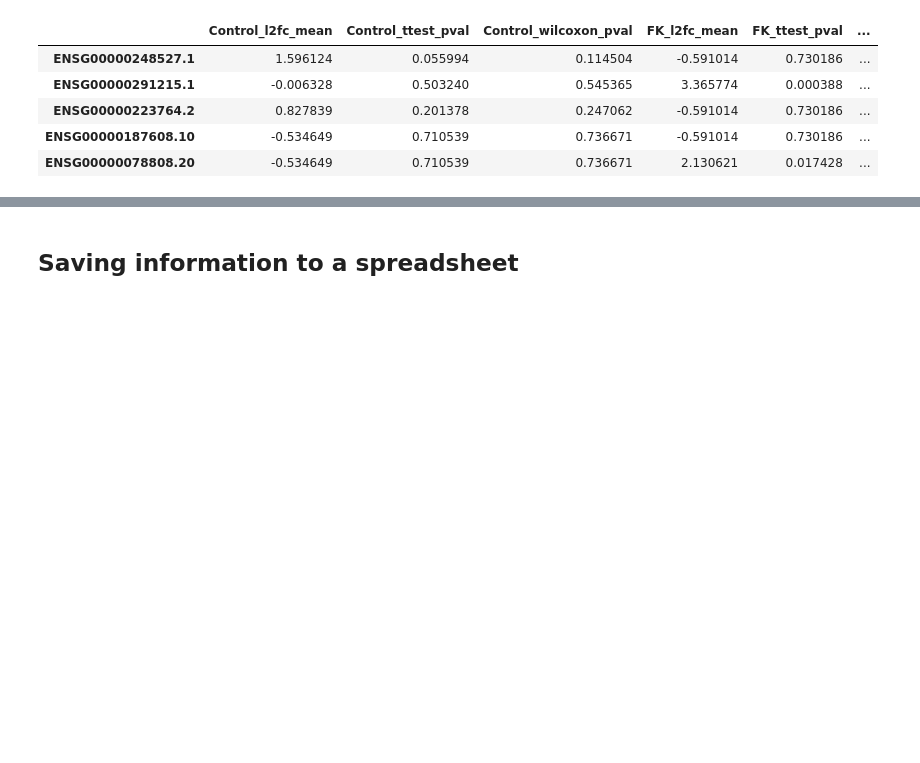
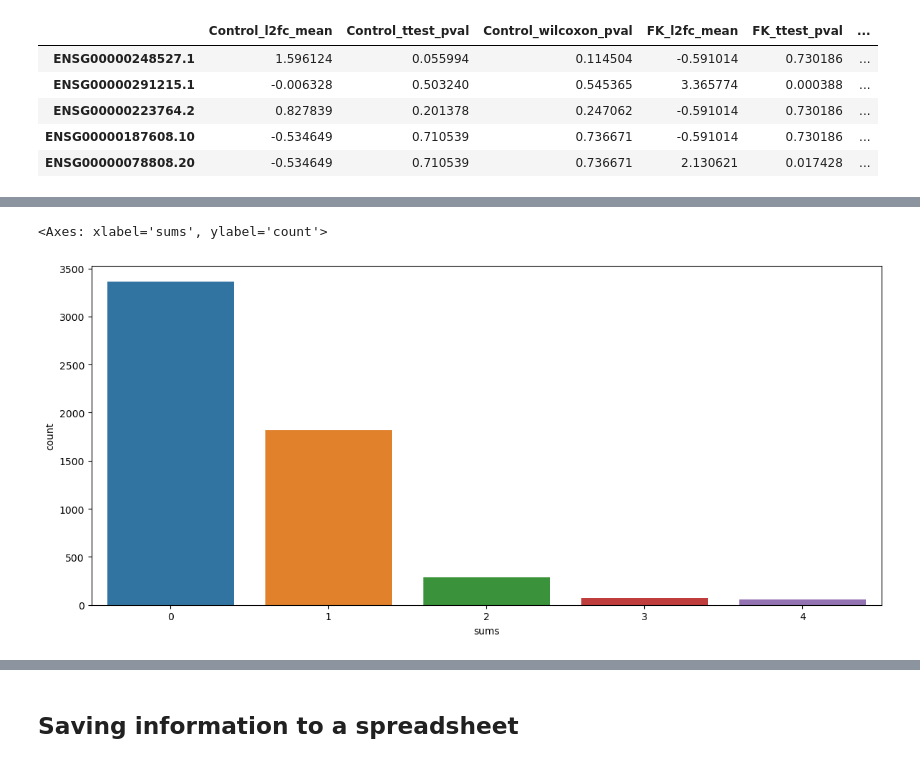
Before and after one commit to fesel2/MasterInternship_NAD_capping_HELIOSprotocol, a Jupyter notebook: 02_Analysis_EnrichmentfactorsL2FC.ipynb, the cells around one changed output, grey strips where cells are left out. Saved outputs shown, nothing was run; the diff lists cells and outputs as text; code cells hidden in the pictures; blank space fills up the shorter version.

```diff
--- a/02_Analysis_EnrichmentfactorsL2FC.ipynb
+++ b/02_Analysis_EnrichmentfactorsL2FC.ipynb
@@ -403,0 +471,8 @@ adata.varm["L2FC_mean_statTests"].head()
+# %%
+# adding NAD capping information to .var
+adata.var["sums"] = adata.var[adata.var.columns[adata.var.columns.str.match("NADcap_")]].sum(1)
+sns.countplot(data = adata.var, x="sums")
+#plt.gca().set_yscale('log')
+# %% [output]
+<Axes: xlabel='sums', ylabel='count'>
+[figure, added]
```
Also changed, not shown: parts of 11 cells of this notebook, 2 other files.
